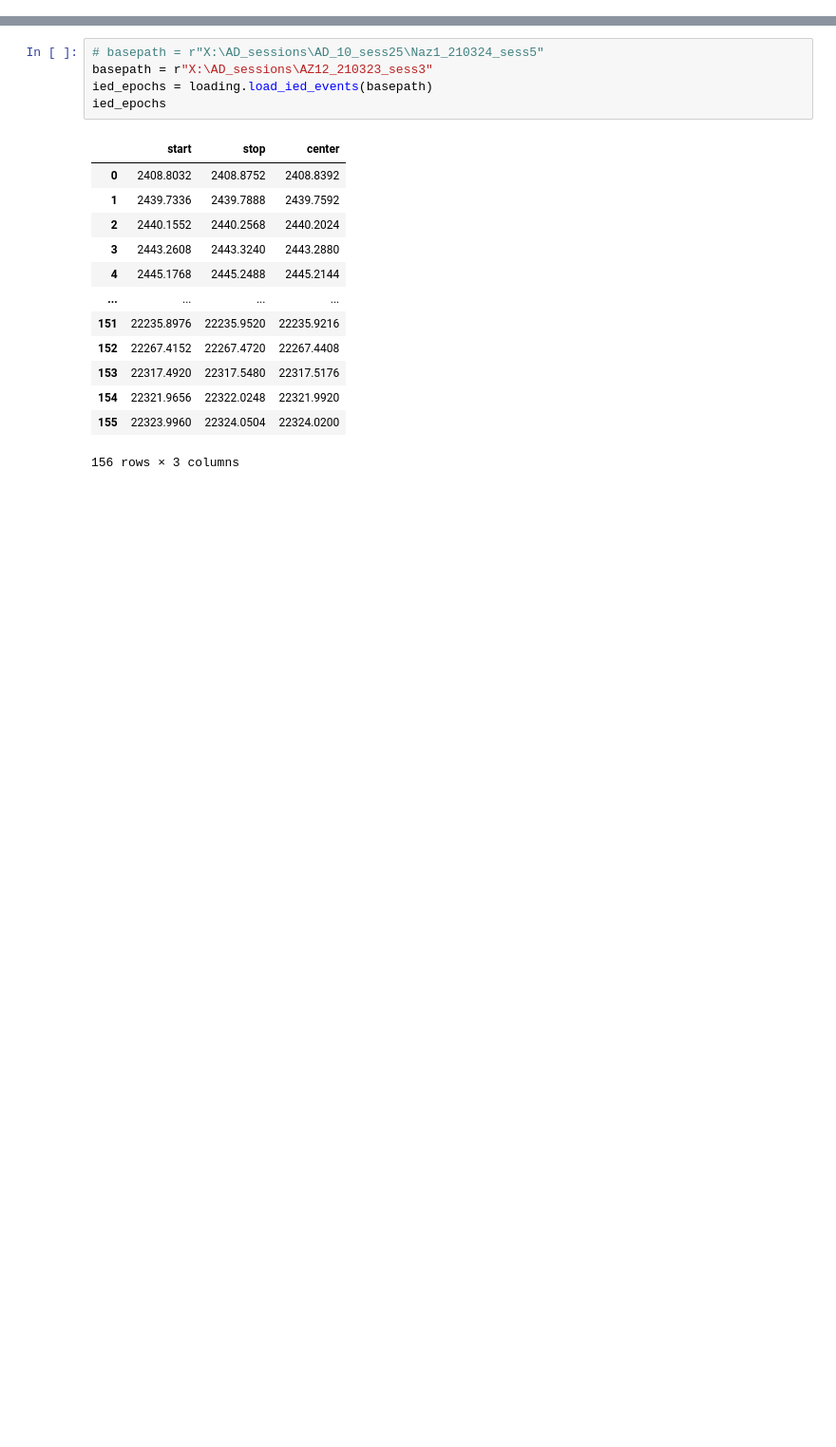
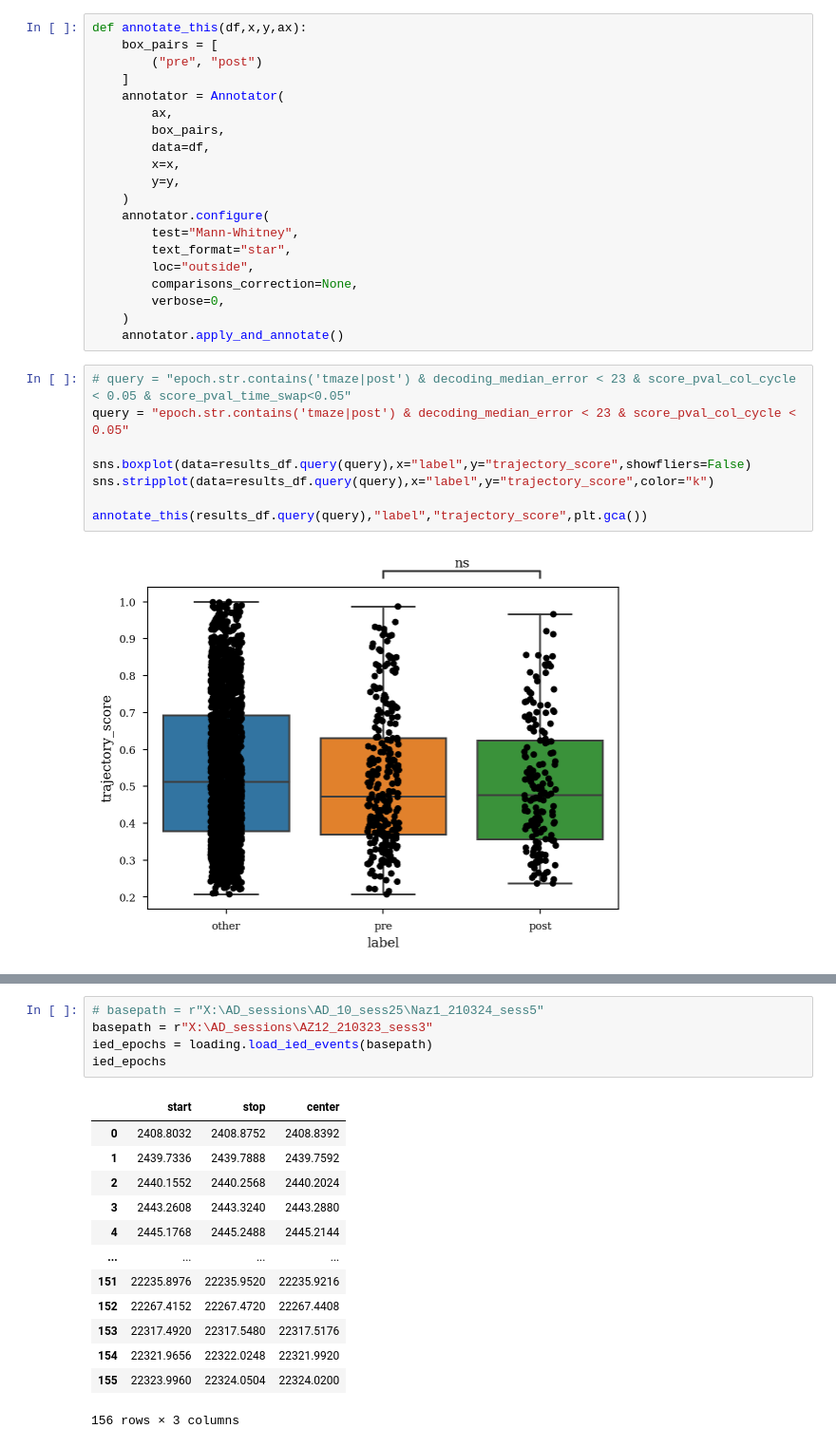
Before and after one commit to ryanharvey1/ad_ied, a Jupyter notebook: scripts/replay/replay_ied.ipynb, the cells around one changed output, grey strips where cells are left out. Shown: that part at 95% size. Cells and saved outputs as stored; diff of their text form; blank space fills up the shorter version.

```diff
--- a/scripts/replay/replay_ied.ipynb
+++ b/scripts/replay/replay_ied.ipynb
@@ -61,0 +97,30 @@ functions.count_events()
+# %%
+def annotate_this(df,x,y,ax):
+    box_pairs = [
+        ("pre", "post")
+    ]
+    annotator = Annotator(
+        ax,
+        box_pairs,
+        data=df,
+        x=x,
+        y=y,
+    )
+    annotator.configure(
+        test="Mann-Whitney",
+        text_format="star",
+        loc="outside",
+        comparisons_correction=None,
+        verbose=0,
+    )
+    annotator.apply_and_annotate()
+# %%
+# query = "epoch.str.contains('tmaze|post') & decoding_median_error < 23 & score_pval_col_cycle < 0.05 & score_pval_time_swap<0.05"
+query = "epoch.str.contains('tmaze|post') & decoding_median_error < 23 & score_pval_col_cycle < 0.05"
+
+sns.boxplot(data=results_df.query(query),x="label",y="trajectory_score",showfliers=False)
+sns.stripplot(data=results_df.query(query),x="label",y="trajectory_score",color="k")
+
+annotate_this(results_df.query(query),"label","trajectory_score",plt.gca())
+# %% [output]
+[figure, added]
```
Also changed, not shown: parts of 11 cells of this notebook.
